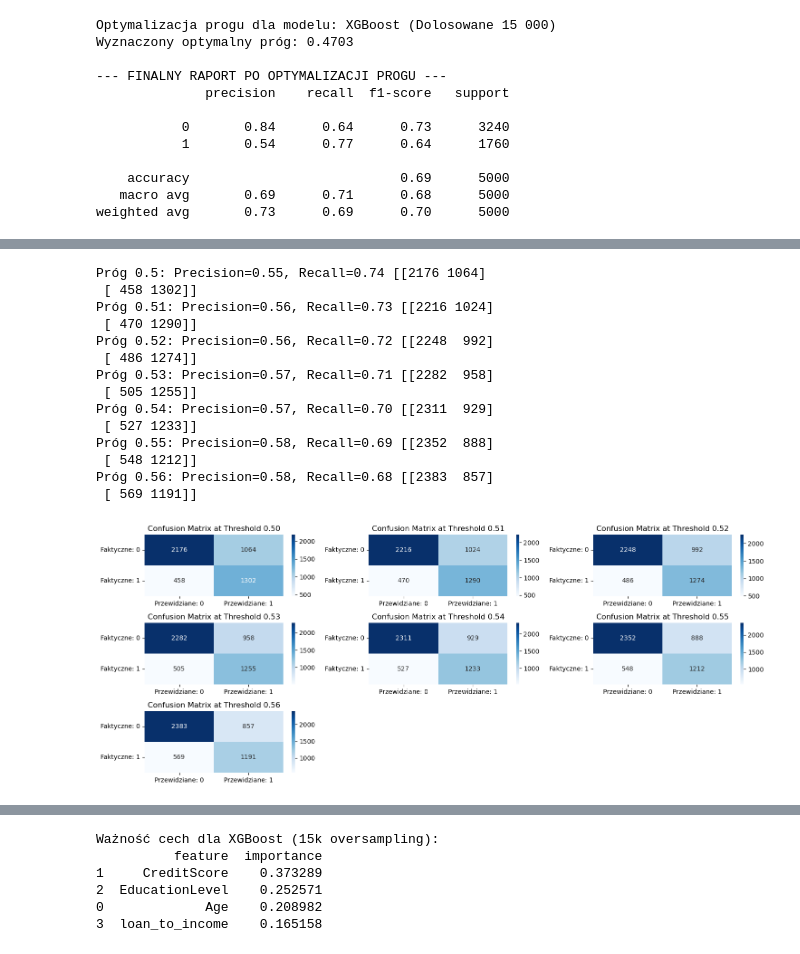
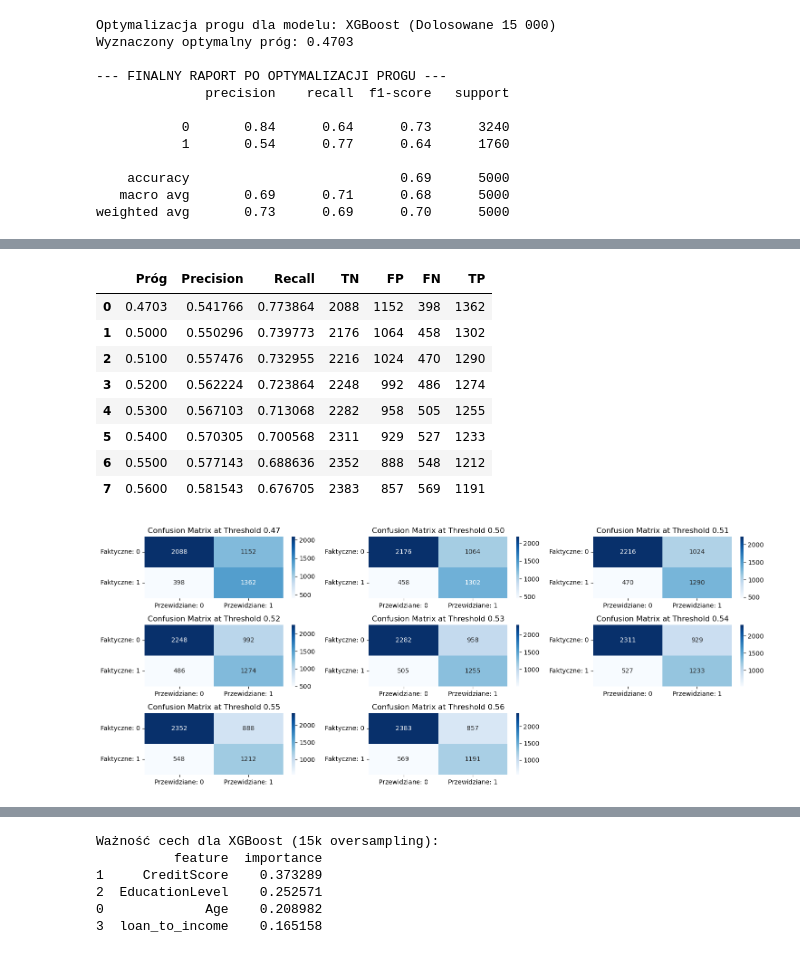
Before and after one commit to malgorzatakukielka/default, a Jupyter notebook: analiza.ipynb, the cells around one changed output, grey strips where cells are left out. Saved outputs shown, nothing was run; the diff lists cells and outputs as text; code cells hidden in the pictures.

```diff
--- a/analiza.ipynb
+++ b/analiza.ipynb
@@ -534,10 +515,11 @@ weighted avg       0.73      0.69      0.70      5000
 # %%
-thresholds_to_test = np.arange(0.5, 0.56, 0.01) # tu do dodania analiza taka bardziej biznesowa, co się bardziej opłaca
+thresholds_to_test = np.append(0.4703, np.arange(0.5, 0.56, 0.01))
 
-from sklearn.metrics import precision_recall_curve, average_precision_score
 mask_xgb = (results_df['Model'] == 'XGBoost') & (results_df['Opis'] == 'Dolosowane 15 000')
-xgb_final = results_df.loc[mask_xgb, 'Model_Object'].values[-1] # Bierzemy ostatni (stuningowany)
+xgb_final = results_df.loc[mask_xgb, 'Model_Object'].values[-1]
 y_probs_xgb = xgb_final.predict_proba(X_test)[:, 1]
+
+thresholds_results = []
 
 for t in thresholds_to_test:
     preds = (y_probs_xgb >= t).astype(int)
@@ -546,39 +528,42 @@ for t in thresholds_to_test:
     t
     prec_t = tp_t / (tp_t + fp_t)
     rec_t = tp_t / (tp_t + fn_t)
-    print(f"Próg {t}: Precision={prec_t:.2f}, Recall={rec_t:.2f} {cm_t}")
+
+    thresholds_results.append({
+        "Próg": t,
+        "Precision": prec_t,
+        "Recall": rec_t,
+        "TN": tn_t,
+        "FP": fp_t,
+        "FN": fn_t,
+        "TP": tp_t
+    })
+thresholds_results_df = pd.DataFrame(thresholds_results)
+thresholds_results_df
 # %% [output]
-Próg 0.5: Precision=0.55, Recall=0.74 [[2176 1064]
- [ 458 1302]]
-Próg 0.51: Precision=0.56, Recall=0.73 [[2216 1024]
- [ 470 1290]]
-Próg 0.52: Precision=0.56, Recall=0.72 [[2248  992]
- [ 486 1274]]
-Próg 0.53: Precision=0.57, Recall=0.71 [[2282  958]
- [ 505 1255]]
-Próg 0.54: Precision=0.57, Recall=0.70 [[2311  929]
- [ 527 1233]]
-Próg 0.55: Precision=0.58, Recall=0.69 [[2352  888]
- [ 548 1212]]
-Próg 0.56: Precision=0.58, Recall=0.68 [[2383  857]
- [ 569 1191]]
+|  | Próg | Precision | Recall | TN | FP | FN | TP |
+| 0 | 0.4703 | 0.541766 | 0.773864 | 2088 | 1152 | 398 | 1362 |
+| 1 | 0.5000 | 0.550296 | 0.739773 | 2176 | 1064 | 458 | 1302 |
+| 2 | 0.5100 | 0.557476 | 0.732955 | 2216 | 1024 | 470 | 1290 |
+| 3 | 0.5200 | 0.562224 | 0.723864 | 2248 | 992 | 486 | 1274 |
+| 4 | 0.5300 | 0.567103 | 0.713068 | 2282 | 958 | 505 | 1255 |
+| 5 | 0.5400 | 0.570305 | 0.700568 | 2311 | 929 | 527 | 1233 |
+| 6 | 0.5500 | 0.577143 | 0.688636 | 2352 | 888 | 548 | 1212 |
+| 7 | 0.5600 | 0.581543 | 0.676705 | 2383 | 857 | 569 | 1191 |
 # %%
-thresholds_to_test = np.arange(0.5, 0.56, 0.01) # do dodania więcej wartości do analizy
-mask_xgb = (results_df['Model'] == 'XGBoost') & (results_df['Opis'] == 'Dolosowane 15 000')
-xgb_final = results_df.loc[mask_xgb, 'Model_Object'].values[-1]  # Bierzemy ostatni (stuningowany)
-y_probs_xgb = xgb_final.predict_proba(X_test)[:, 1]
+
 fig = plt.figure(figsize=(15, 6))
 
 for i, t in enumerate(thresholds_to_test):
     ax = fig.add_subplot(3, 3, i + 1)
     cm = confusion_matrix(y_test, (y_probs_xgb >= t).astype(int))
     sns.heatmap(cm, annot=True, fmt='d', cmap='Blues', ax=ax,
                             xticklabels=['Przewidziane: 0', 'Przewidziane: 1'],
             yticklabels=['Faktyczne: 0', 'Faktyczne: 1'])
     ax.set_title(f'Confusion Matrix at Threshold {t:.2f}')
 
 plt.tight_layout()
 plt.show()
 # %% [output]
-[figure, old version]
+[figure, new version]
 # %%
```
Also changed, not shown: parts of 13 cells of this notebook.
